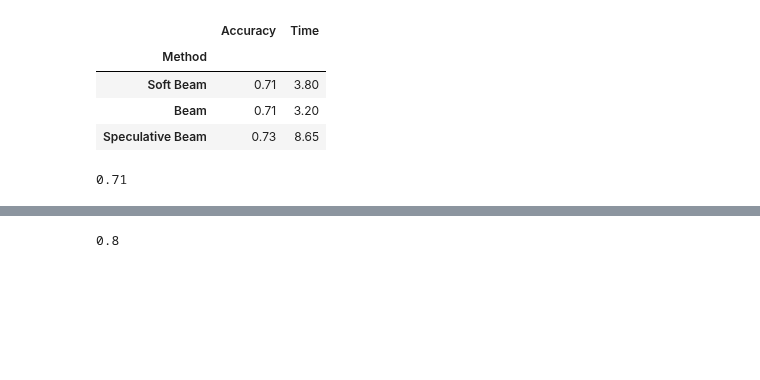
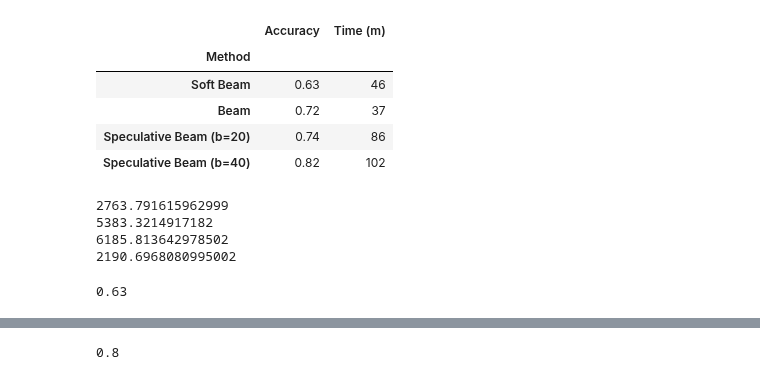
Before and after one commit to mert-cemri/search-and-learn, a Jupyter notebook: precise_eval_post_iclr.ipynb, the cells around one changed output, grey strips where cells are left out. Cells and saved outputs as stored; diff of their text form; code cells hidden in the pictures; blank space fills up the shorter version.

Commit message:
parallel gpu results

```diff
--- a/precise_eval_post_iclr.ipynb
+++ b/precise_eval_post_iclr.ipynb
@@ -3,23 +3,25 @@
 # %%
 from eval_utils import load_jsonl, get_success
 # %%
-soft_beam = (0.71, 3.8)
-beam = (0.71, 3.2)
-speculative_beam = (0.73, 8.65) #31159.16
+soft_beam = (0.63, 46)
+beam = (0.72, 37)
+speculative_beam = (0.74, 86) #31159.16
+speculative_beam_b40 = (0.82, 102) #31159.16
 import pandas as pd
 
 data = {
-    "Method": ["Soft Beam", "Beam", "Speculative Beam"],
-    "Accuracy": [soft_beam[0], beam[0], speculative_beam[0]],
-    "Time": [soft_beam[1], beam[1], speculative_beam[1]]
+    "Method": ["Soft Beam", "Beam", "Speculative Beam (b=20)", "Speculative Beam (b=40)"],
+    "Accuracy": [soft_beam[0], beam[0], speculative_beam[0], speculative_beam_b40[0]],
+    "Time (m)": [soft_beam[1], beam[1], speculative_beam[1], speculative_beam_b40[1]],
 }
 
 df = pd.DataFrame(data)
 df.set_index("Method", inplace=True)
 df
 # %% [output]
-|  | Accuracy | Time |
+|  | Accuracy | Time (m) |
 | Method |  |  |
-| Soft Beam | 0.71 | 3.80 |
-| Beam | 0.71 | 3.20 |
-| Speculative Beam | 0.73 | 8.65 |
+| Soft Beam | 0.63 | 46 |
+| Beam | 0.72 | 37 |
+| Speculative Beam (b=20) | 0.74 | 86 |
+| Speculative Beam (b=40) | 0.82 | 102 |
@@ -26,7 +35,20 @@ df
+# %%
+def compute_runtime(samples):
+    return sum([sample['runtime'] for sample in samples])
+
+print(compute_runtime(samples_soft_beam_search_qwen_online[:100]))
+print(compute_runtime(samples_online_speculative_beam_search_100_b40[:100]))
+print(compute_runtime(samples_online_speculative_beam_search_500_b20[:100]))
+print(compute_runtime(samples_beam_search_qwen_online_500[:100]))
+# %% [output]
+2763.791615962999
+5383.3214917182
+6185.813642978502
+2190.6968080995002
 # %%
-soft_beam_search_qwen_online = "/data/mert_cemri/spec/search-and-learn/data_post_iclr/beam_search/QwenQwen2.5-Math-1.5B-Instruct-_n4_b0.1_q500_period0_model_lenNone.jsonl"
+soft_beam_search_qwen_online = "/data/mert_cemri/spec/search-and-learn/data_post_iclr/beam_search/QwenQwen2.5-Math-1.5B-Instruct-_n4_b0.0_q500_period0_t1024_num_iters20_model_len10000.jsonl"
 samples_soft_beam_search_qwen_online = list(load_jsonl(soft_beam_search_qwen_online))
-results_soft_beam_search_qwen_online = get_success(samples_soft_beam_search_qwen_online)
+results_soft_beam_search_qwen_online = get_success(samples_soft_beam_search_qwen_online[:100])
 results_soft_beam_search_qwen_online
 # %% [output]
-0.71
+0.63
```
Also changed, not shown: parts of 6 cells of this notebook.
